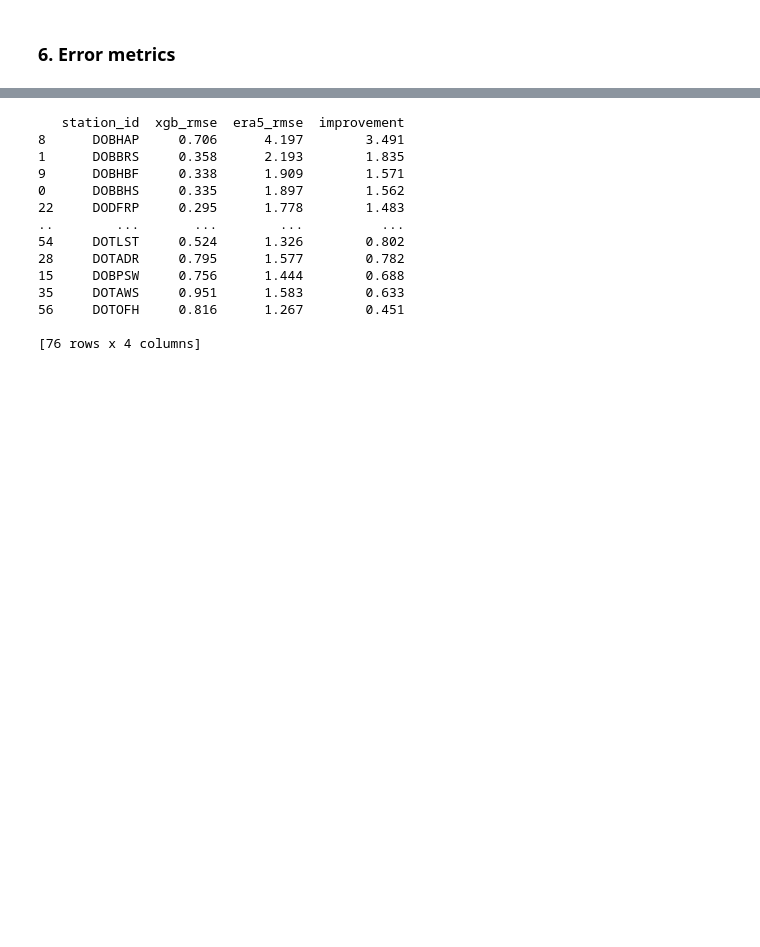
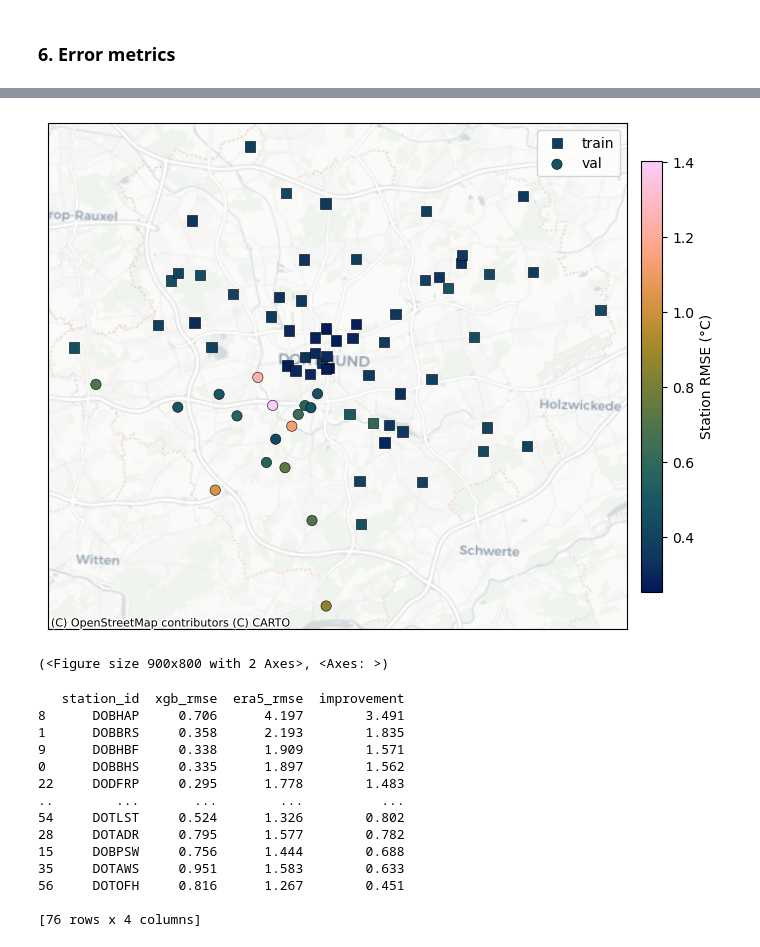
Before and after one commit to cpierceb/buccs_notebooks, a Jupyter notebook: notebooks/splitting_and_training.ipynb, the cells around one changed output, grey strips where cells are left out. Saved outputs shown, nothing was run; the diff lists cells and outputs as text; code cells hidden in the pictures; blank space fills up the shorter version.

```diff
--- a/notebooks/splitting_and_training.ipynb
+++ b/notebooks/splitting_and_training.ipynb
@@ -73,10 +74,12 @@ X_train, X_val, y_train, y_val = split_data(X, y, mode)
 # %% [markdown]
 ### 3. Feature selection
 # %%
-MODEL_TYPE = "lur" # "xgboost", "randomforest", "lur"
+MODEL_TYPE = "xgboost" # "xgboost", "randomforest", "lur"
 
+# Check feature_selection function
 features = feature_selection(MODEL_TYPE, X_train, y_train, X_val, y_val)
 
+# We subset our predictor tables by only keeping the selected features
 X_train_sel = X_train[features]
 X_val_sel   = X_val[features]
 # %% [output]
@@ -176,0 +163,27 @@ ERA5 RMSE: 1.498 °C   R²: 0.958
+# %%
+def predict_on_all_stations(target, model, df, model_type,
+                            features, scaler=None, scale_cols=None):
+    Xf = df[features].copy()
+
+    # apply the SAME train-fit scaling (LUR needs it; XGBoost is scale-invariant but harmless)
+    if scaler is not None and scale_cols is not None:
+        cols = [c for c in scale_cols if c in Xf.columns]
+        Xf[cols] = scaler.transform(Xf[cols])          # transform, NOT fit_transform
+
+    if model_type == "xgboost":
+        dall = xgb.DMatrix(Xf, feature_names=features)
+        pred = model.predict(dall)
+
+    elif model_type == "lur":
+        Xall = sm.add_constant(Xf, has_constant="add")
+        pred = model.predict(Xall)
+
+    return pd.Series(
+        pred + df["t2m_corr"].values if target == "temp_diff" else pred,
+        index=df.index)
+
+features = list(X_train_sel.columns)      # the SELECTED features, same as model used
+all_preds = predict_on_all_stations(target, model, df, MODEL_TYPE,
+                                    features=features,
+                                    scaler=scaler if SCALE else None,
+                                    scale_cols=scale_cols if SCALE else None)
@@ -176,0 +223,6 @@ ERA5 RMSE: 1.498 °C   R²: 0.958
+# %%
+all_stations   = per_station_table(df, all_preds, y_val.index, target, split="all")
+val_stations   = per_station_table(df, all_preds, y_val.index, target, split="val")
+train_stations = per_station_table(df, all_preds, y_val.index, target, split="train")
+
+print(val_stations)
@@ -177,3 +248,13 @@ ERA5 RMSE: 1.498 °C   R²: 0.958
+# %%
+# 2. map: reuse all_stations, add coords, rename to what obs_map expects
+coords = df.groupby("station_id")[["latitude", "longitude"]].first().reset_index()
+stn = all_stations.merge(coords, on="station_id")
+stn = stn.rename(columns={"model_rmse": "rmse"})
+
+obs_map(stn, "rmse")
+# %% [output]
+[figure, added]
+(<Figure size 900x800 with 2 Axes>, <Axes: >)
 # %%
 
 # predict on ALL data (build a DMatrix from the full feature set)
```
Also changed, not shown: parts of 16 cells of this notebook, 2 other files.
